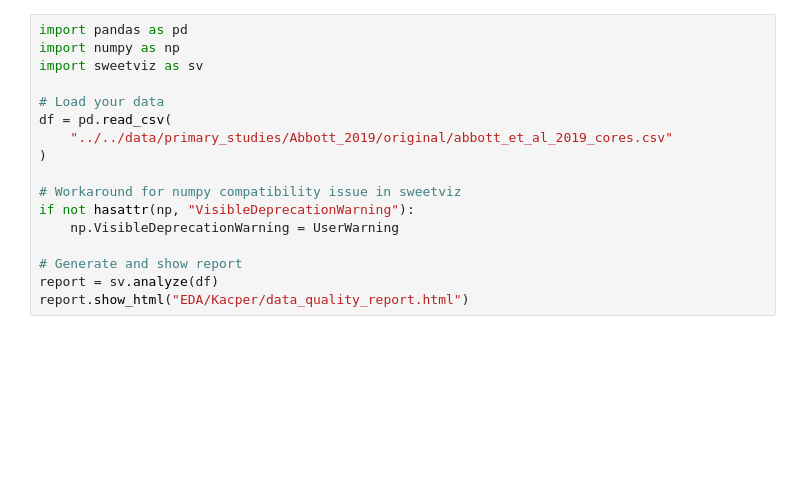
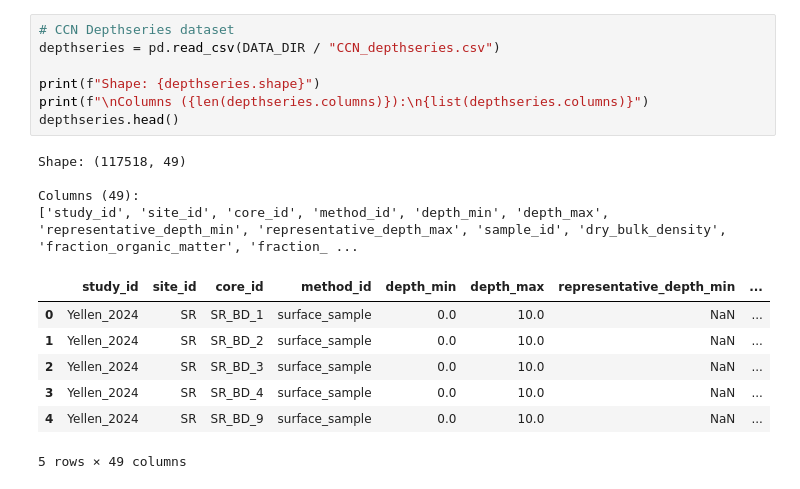
Before and after one commit to kaclewtak/CCN-Data-Library, a Jupyter notebook: EDA/exploration.ipynb, the cells around one changed output. Cells and saved outputs as stored; diff of their text form; blank space fills up the shorter version.

```diff
--- a/EDA/exploration.ipynb
+++ b/EDA/exploration.ipynb
@@ -38,17 +65,19 @@ for i, file in enumerate(cores_files, 1):
 # %%
-import pandas as pd
-import numpy as np
-import sweetviz as sv
+# CCN Depthseries dataset
+depthseries = pd.read_csv(DATA_DIR / "CCN_depthseries.csv")
 
-# Load your data
-df = pd.read_csv(
-    "../../data/primary_studies/Abbott_2019/original/abbott_et_al_2019_cores.csv"
-)
-
-# Workaround for numpy compatibility issue in sweetviz
-if not hasattr(np, "VisibleDeprecationWarning"):
-    np.VisibleDeprecationWarning = UserWarning
-
-# Generate and show report
-report = sv.analyze(df)
-report.show_html("EDA/Kacper/data_quality_report.html")
+print(f"Shape: {depthseries.shape}")
+print(f"\nColumns ({len(depthseries.columns)}):\n{list(depthseries.columns)}")
+depthseries.head()
+# %% [output]
+Shape: (117518, 49)
+
+Columns (49):
+['study_id', 'site_id', 'core_id', 'method_id', 'depth_min', 'depth_max', 'representative_depth_min', 'representative_depth_max', 'sample_id', 'dry_bulk_density', 'fraction_organic_matter', 'fraction_ ...
+|  | study_id | site_id | core_id | method_id | depth_min | depth_max | representative_depth_min | ... |
+| 0 | Yellen_2024 | SR | SR_BD_1 | surface_sample | 0.0 | 10.0 | NaN | ... |
+| 1 | Yellen_2024 | SR | SR_BD_2 | surface_sample | 0.0 | 10.0 | NaN | ... |
+| 2 | Yellen_2024 | SR | SR_BD_3 | surface_sample | 0.0 | 10.0 | NaN | ... |
+| 3 | Yellen_2024 | SR | SR_BD_4 | surface_sample | 0.0 | 10.0 | NaN | ... |
+| 4 | Yellen_2024 | SR | SR_BD_9 | surface_sample | 0.0 | 10.0 | NaN | ... |
+5 rows × 49 columns
```
Also changed, not shown: parts of 11 cells of this notebook, 1 other file.
